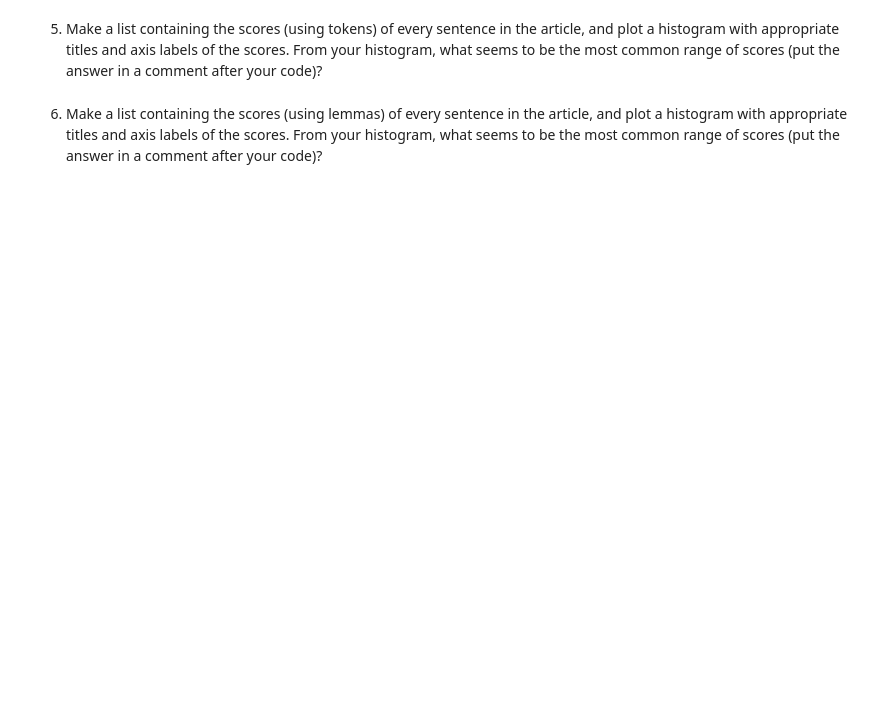
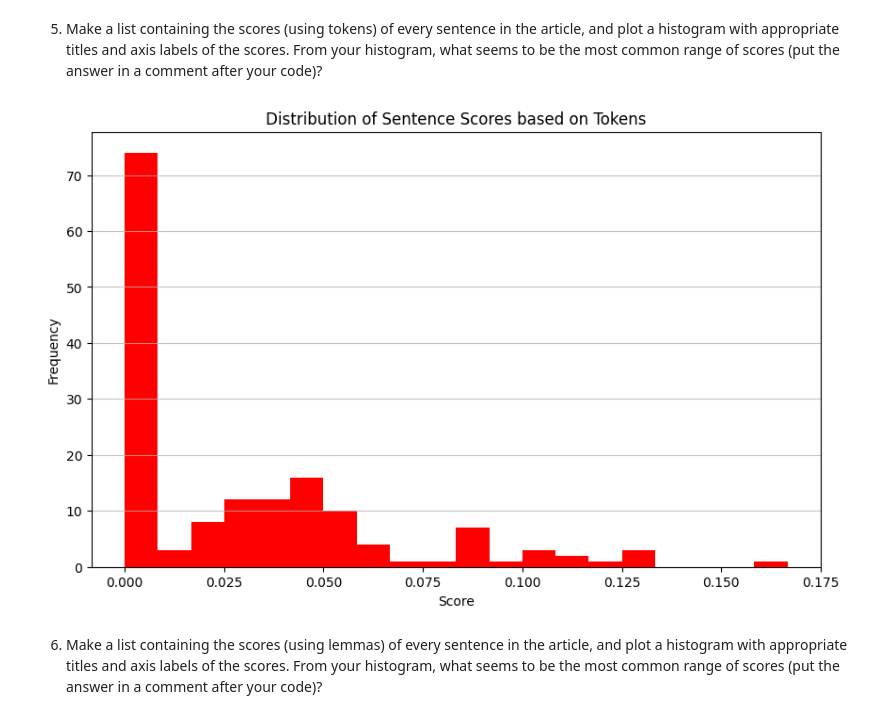
Before and after one commit to ChristianJBNB/wmnlp-materials-article-summarizer, a Jupyter notebook: article-summarizer.ipynb, the cells around one changed output. Cells and saved outputs as stored; diff of their text form; code cells hidden in the pictures; blank space fills up the shorter version.

```diff
--- a/article-summarizer.ipynb
+++ b/article-summarizer.ipynb
@@ -47,2 +60,10 @@ All prereqs installed.
 # %% [markdown]
 2. Read in your article's html source from the file you created in question 1 and do sentiment analysis on the article/post's text (use `.get_text()`).  Print the polarity score with an appropriate label.  Additionally print the number of sentences in the original article (with an appropriate label)
+# %%
+filename = 'atricle_content.pkl'
+
+with open(filename, 'rb') as file:
+    html_content = pickle.load(file)
+
+soup = BeautifulSoup(html_content, "html.parser")
+print(soup.get_text())
@@ -51,2 +128,18 @@ All prereqs installed.
 # %% [markdown]
 4. Load the article text into a trained `spaCy` pipeline, and determine the 5 most frequent lemmas (converted to lower case).  Print the common lemmas with an appropriate label.  Additionally, print the lemmas with their frequencies (with appropriate labels).
+# %%
+nlp = spacy.load("en_core_web_sm")
+doc = nlp(soup.get_text())
+lemmas = [token.lemma_.lower() for token in doc if token.is_alpha and token.lemma_.lower() not in STOP_WORDS]
+
+most_common_lemmas = Counter(lemmas).most_common(5)
+
+print("Most common lemmas:")
+for lemma, frequency in most_common_lemmas:
+    print(f"{lemma}: {frequency}")
+print('')
+
+all_lemmas = Counter(lemmas)
+print("All lemmas with frequencies:")
+for lemma, frequency in all_lemmas.items():
+    print(f"{lemma}: {frequency}")
@@ -53,4 +164,25 @@ All prereqs installed.
 # %% [markdown]
 5. Make a list containing the scores (using tokens) of every sentence in the article, and plot a histogram with appropriate titles and axis labels of the scores. From your histogram, what seems to be the most common range of scores (put the answer in a comment after your code)?
+# %%
+import matplotlib.pyplot as plt
+
+def score_sentence_by_token(sentence, interesting_tokens):
+    doc = nlp(sentence)
+    interesting_count = sum(token.text.lower() in interesting_tokens for token in doc)
+    score = interesting_count / len(doc) if doc else 0
+    return score
+
+sentences = soup.get_text().split('.')
+token_scores = [score_sentence_by_token(sentence, [token.lower() for token, _ in most_common_tokens]) for sentence in sentences if sentence.strip()]
+
+plt.figure(figsize=(10, 6))
+plt.hist(token_scores, bins=20, color='red')
+plt.title('Distribution of Sentence Scores based on Tokens')
+plt.xlabel('Score')
+plt.ylabel('Frequency')
+plt.grid(axis='y', alpha=0.75)
+plt.show()
+# %% [output]
+[figure, added]
 # %% [markdown]
 6. Make a list containing the scores (using lemmas) of every sentence in the article, and plot a histogram with appropriate titles and axis labels of the scores.  From your histogram, what seems to be the most common range of scores (put the answer in a comment after your code)?
```
Also changed, not shown: parts of 6 cells of this notebook, 1 other file.
